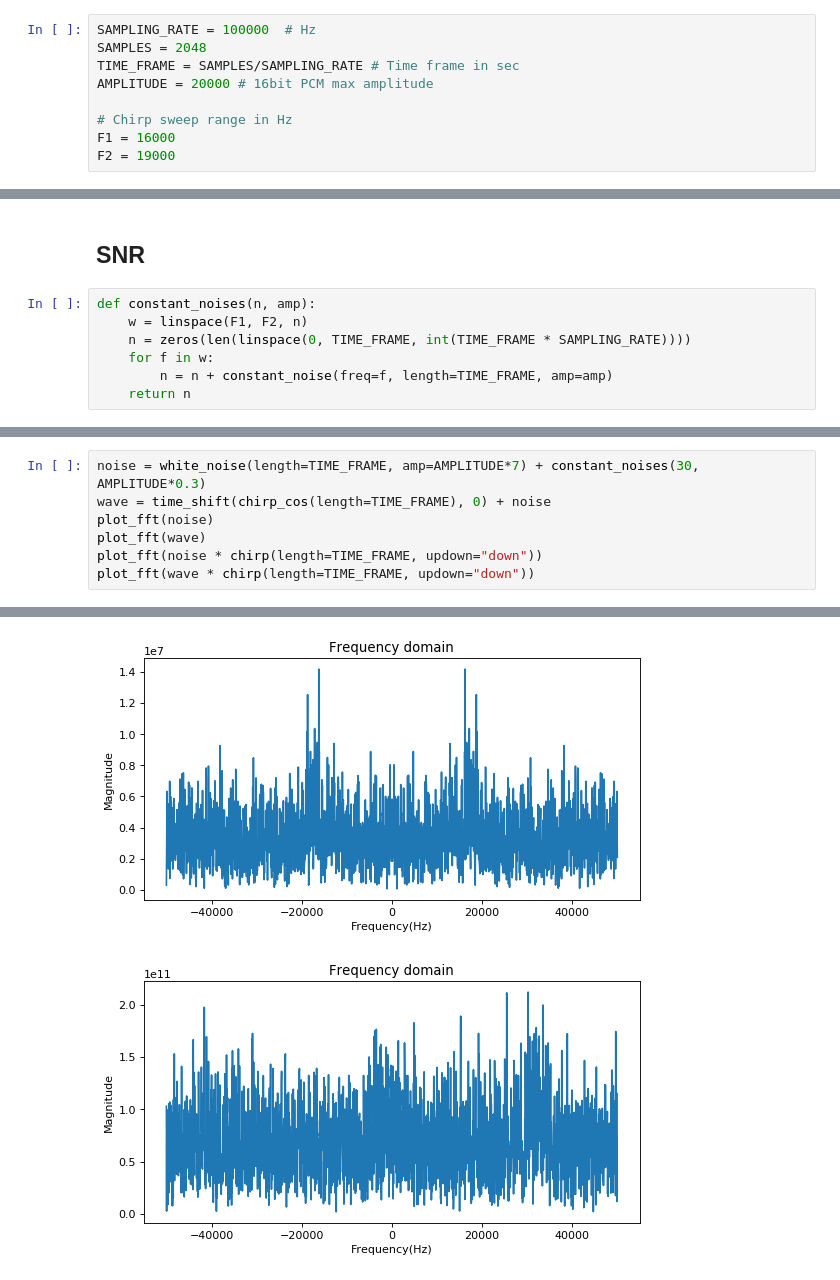
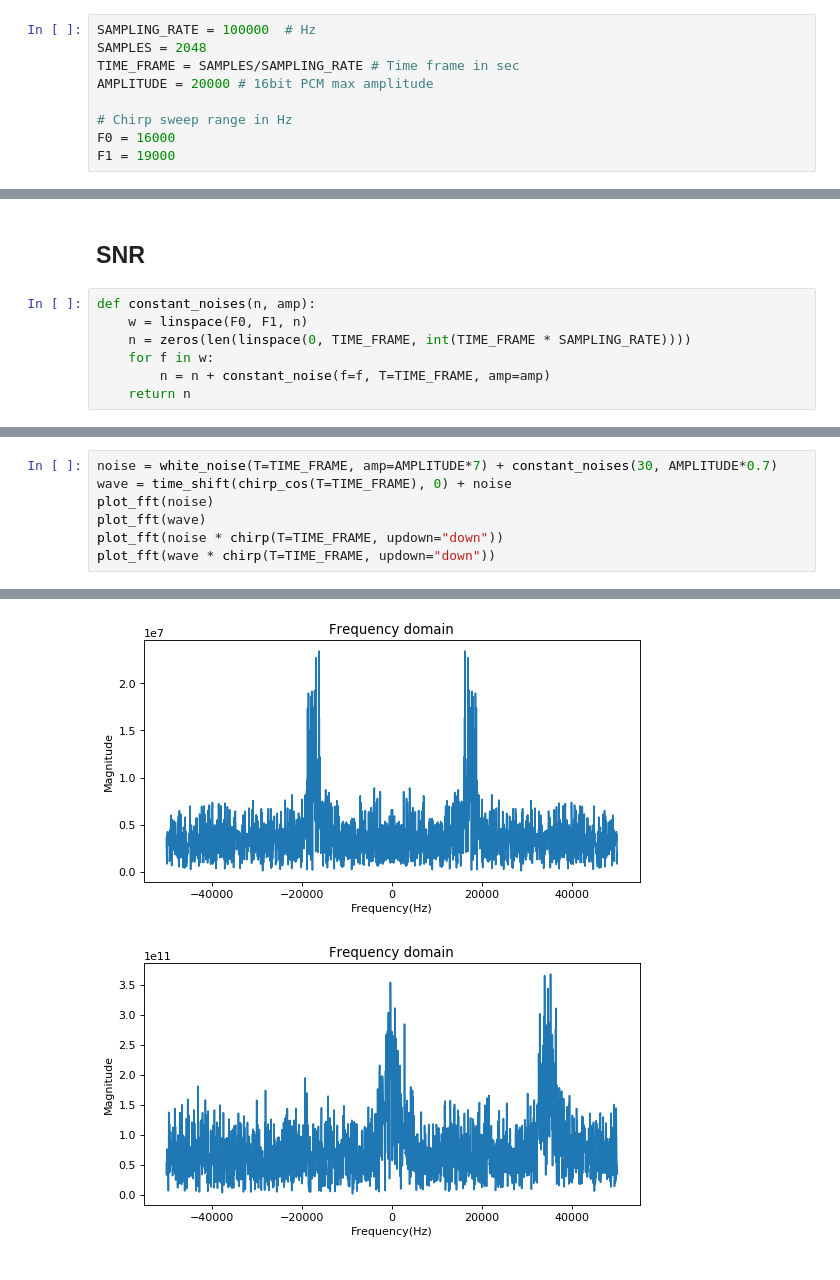
Before and after one commit to araobp/ultrasonic-communication, a Jupyter notebook: simulation/ChirpSynchronization.ipynb, the cells around one changed output, grey strips where cells are left out. Cells and saved outputs as stored; diff of their text form.

```diff
--- a/simulation/ChirpSynchronization.ipynb
+++ b/simulation/ChirpSynchronization.ipynb
@@ -19,8 +19,8 @@ TIME_FRAME = SAMPLES/SAMPLING_RATE # Time frame in sec
 AMPLITUDE = 20000 # 16bit PCM max amplitude
 
 # Chirp sweep range in Hz
-F1 = 16000
-F2 = 19000
+F0 = 16000
+F1 = 19000
 # %% [markdown]
 ## Chirp tone synthesis
 # %%
@@ -206,8 +206,8 @@ plt.plot(p2, position, "r*")
 ## SNR
 # %%
 def constant_noises(n, amp):
-    w = linspace(F1, F2, n)
+    w = linspace(F0, F1, n)
     n = zeros(len(linspace(0, TIME_FRAME, int(TIME_FRAME * SAMPLING_RATE))))
     for f in w:
-        n = n + constant_noise(freq=f, length=TIME_FRAME, amp=amp)
+        n = n + constant_noise(f=f, T=TIME_FRAME, amp=amp)
     return n
@@ -214,8 +226,8 @@ def constant_noises(n, amp):
 # %%
-noise = white_noise(length=TIME_FRAME, amp=AMPLITUDE*7) + constant_noises(30, AMPLITUDE*0.3)
-wave = time_shift(chirp_cos(length=TIME_FRAME), 0) + noise
+noise = white_noise(T=TIME_FRAME, amp=AMPLITUDE*7) + constant_noises(30, AMPLITUDE*0.7)
+wave = time_shift(chirp_cos(T=TIME_FRAME), 0) + noise
 plot_fft(noise)
 plot_fft(wave)
-plot_fft(noise * chirp(length=TIME_FRAME, updown="down"))
-plot_fft(wave * chirp(length=TIME_FRAME, updown="down"))
+plot_fft(noise * chirp(T=TIME_FRAME, updown="down"))
+plot_fft(wave * chirp(T=TIME_FRAME, updown="down"))
 # %% [output]
@@ -223,2 +235,2 @@ plot_fft(wave * chirp(length=TIME_FRAME, updown="down"))
-[figure, old version]
+[figure, new version]
-[figure, old version]
+[figure, new version]
```
Also changed, not shown: parts of 10 cells of this notebook, 13 other files.
